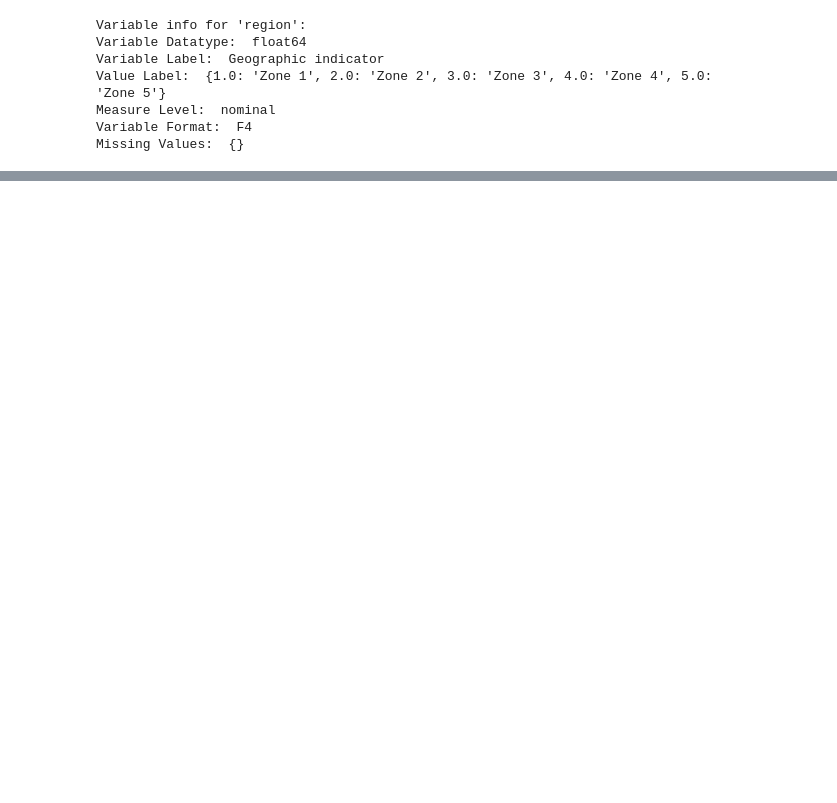
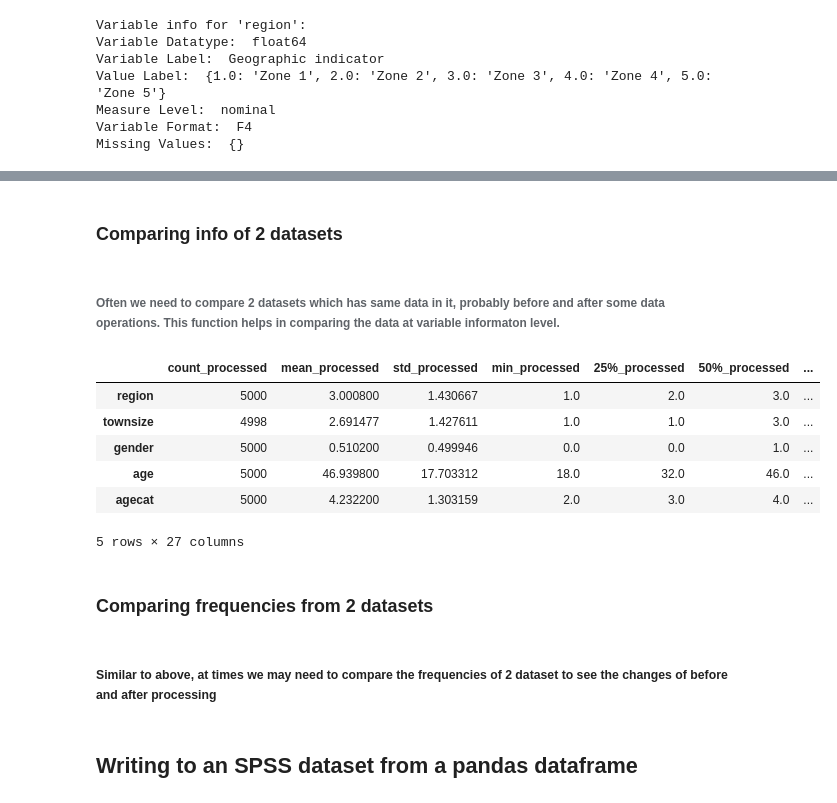
Before and after one commit to trivikram18/SPSSReadWrite, a Jupyter notebook: SPSS_IO.ipynb, the cells around one changed output, grey strips where cells are left out. Saved outputs shown, nothing was run; the diff lists cells and outputs as text; code cells hidden in the pictures; blank space fills up the shorter version.

```diff
--- a/SPSS_IO.ipynb
+++ b/SPSS_IO.ipynb
@@ -74,0 +319,38 @@ Missing Values:  {}
+# %% [markdown]
+### Comparing info of 2 datasets
+# %% [markdown]
+###### Often we need to compare 2 datasets which has same data in it, probably before and after some data operations. This function helps in comparing the data at variable informaton level.
+# %%
+def compareDatasets(df1, df2, df1_variable_labels, df2_variable_labels, groupby_variable=''):
+    merge_variable = 'level_' + str(len(groupby_variable))
+    df1_description = GenerateSPSSDatasetInfo(df1, df1_variable_labels, groupby_variable)
+    df2_description = GenerateSPSSDatasetInfo(df2, df2_variable_labels, groupby_variable)
+
+    if groupby_variable != '':
+        df1_description.set_index(groupby_variable + [merge_variable], inplace=True)
+        df2_description.set_index(groupby_variable + [merge_variable], inplace=True)
+
+    df_final = df1_description.merge(df2_description, how='outer', left_index=True, right_index=True, suffixes=('_processed', '_raw'))
+
+    df_final['count_diff'] = df_final['count_processed'].fillna(0) - df_final['count_raw'].fillna(0)
+    df_final['mean_diff'] = df_final['mean_processed'].fillna(0) - df_final['mean_raw'].fillna(0)
+    df_final['freq_diff'] = df_final['freq_processed'].fillna(0) - df_final['freq_raw'].fillna(0)
+
+    return df_final
+# %%
+# for ease I am just using the same datasets
+df_custDB_compare = compareDatasets(df_custDB, df_custDB, variable_labels_custDB, variable_labels_custDB)
+# %%
+df_custDB_compare.head()
+# %% [output]
+|  | count_processed | mean_processed | std_processed | min_processed | 25%_processed | 50%_processed | ... |
+| region | 5000 | 3.000800 | 1.430667 | 1.0 | 2.0 | 3.0 | ... |
+| townsize | 4998 | 2.691477 | 1.427611 | 1.0 | 1.0 | 3.0 | ... |
+| gender | 5000 | 0.510200 | 0.499946 | 0.0 | 0.0 | 1.0 | ... |
+| age | 5000 | 46.939800 | 17.703312 | 18.0 | 32.0 | 46.0 | ... |
+| agecat | 5000 | 4.232200 | 1.303159 | 2.0 | 3.0 | 4.0 | ... |
+5 rows × 27 columns
+# %% [markdown]
+### Comparing frequencies from 2 datasets
+# %% [markdown]
+##### Similar to above, at times we may need to compare the frequencies of 2 dataset to see the changes of before and after processing
@@ -74,0 +390,2 @@ Missing Values:  {}
+# %% [markdown]
+## Writing to an SPSS dataset from a pandas dataframe
```
Also changed, not shown: parts of 35 cells of this notebook, 5 other files.
